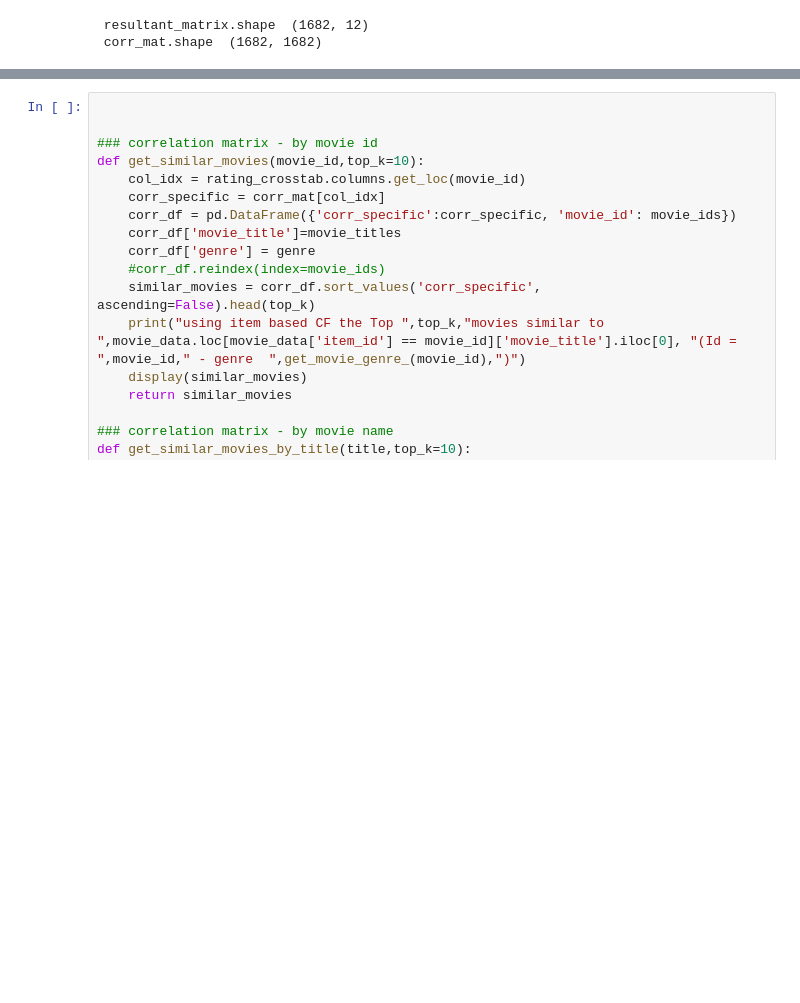
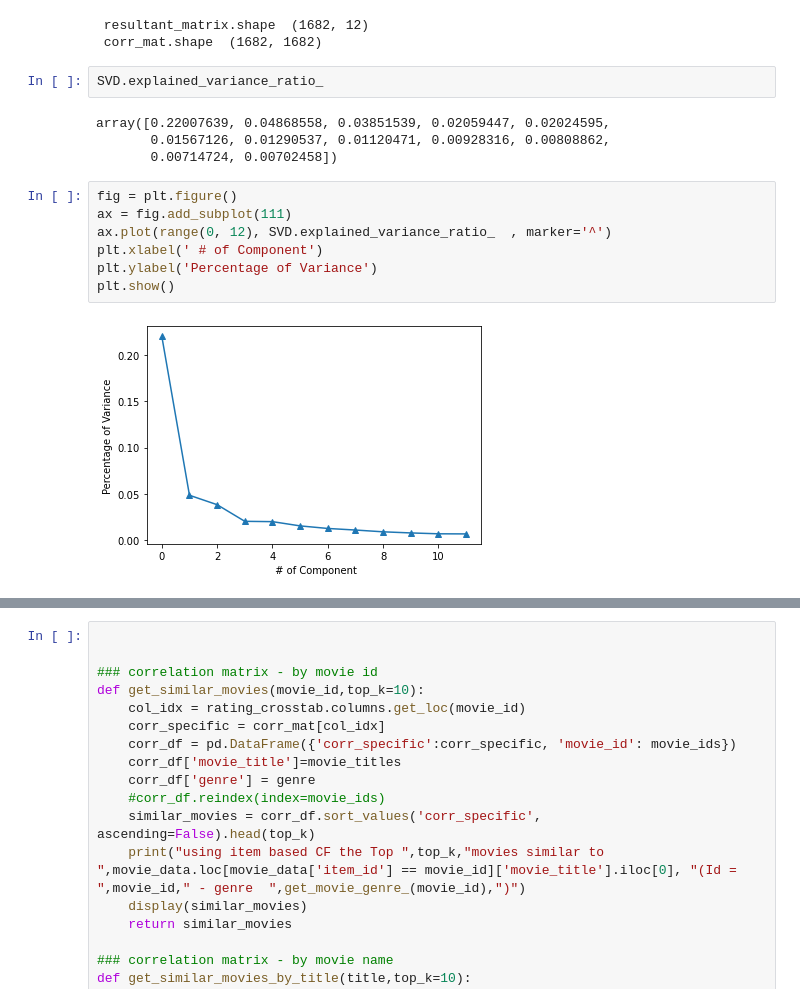
Before and after one commit to rsharm18/DSC478_final_Project, a Jupyter notebook: final_project_final.ipynb, the cells around one changed output, grey strips where cells are left out. Cells and saved outputs as stored; diff of their text form; blank space fills up the shorter version.

Commit message:
added a few plots

```diff
--- a/final_project_final.ipynb
+++ b/final_project_final.ipynb
@@ -1314,3 +1314,18 @@ print(" corr_mat.shape ",corr_mat.shape)
 # %% [output]
  resultant_matrix.shape  (1682, 12)
  corr_mat.shape  (1682, 1682)
+# %%
+SVD.explained_variance_ratio_
+# %% [output]
+array([0.22007639, 0.04868558, 0.03851539, 0.02059447, 0.02024595,
+       0.01567126, 0.01290537, 0.01120471, 0.00928316, 0.00808862,
+       0.00714724, 0.00702458])
+# %%
+fig = plt.figure()
+ax = fig.add_subplot(111)
+ax.plot(range(0, 12), SVD.explained_variance_ratio_  , marker='^')
+plt.xlabel(' # of Component')
+plt.ylabel('Percentage of Variance')
+plt.show()
+# %% [output]
+[figure, added]
```
Also changed, not shown: parts of 4 cells of this notebook.
